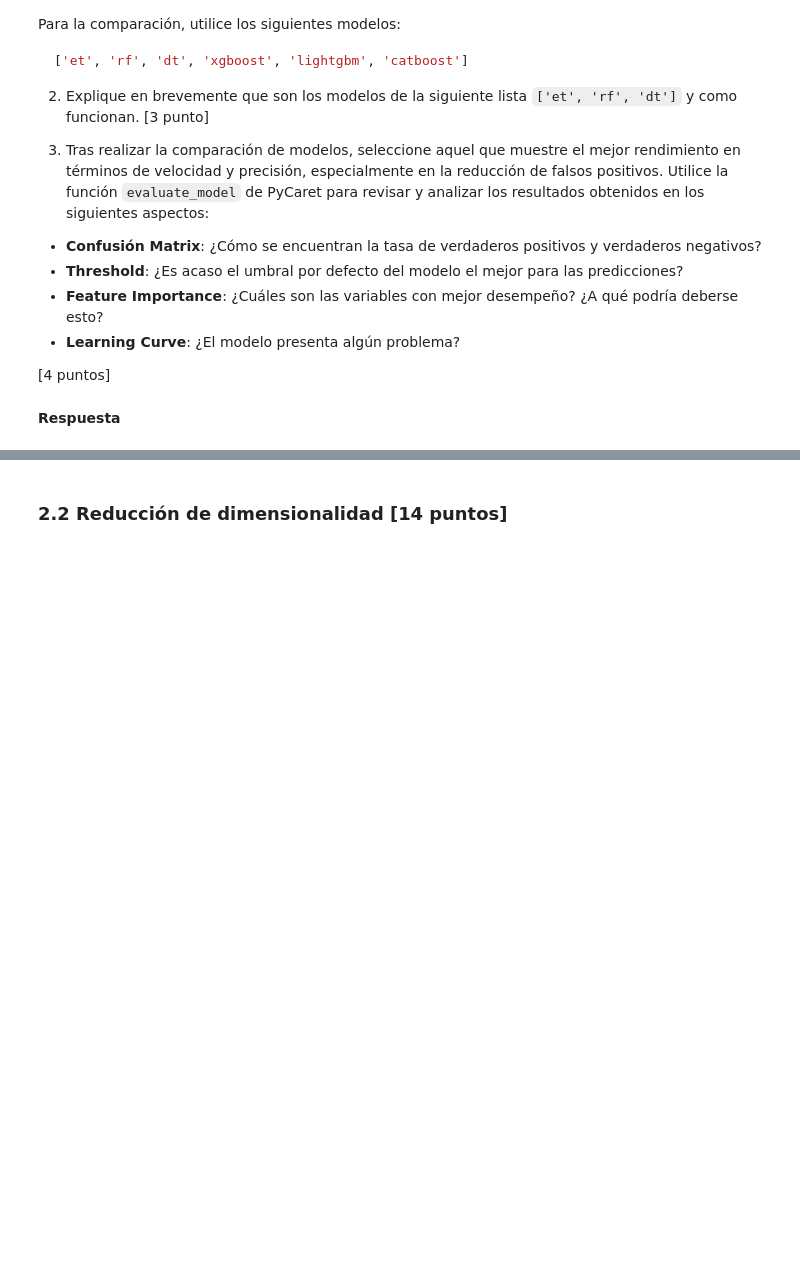
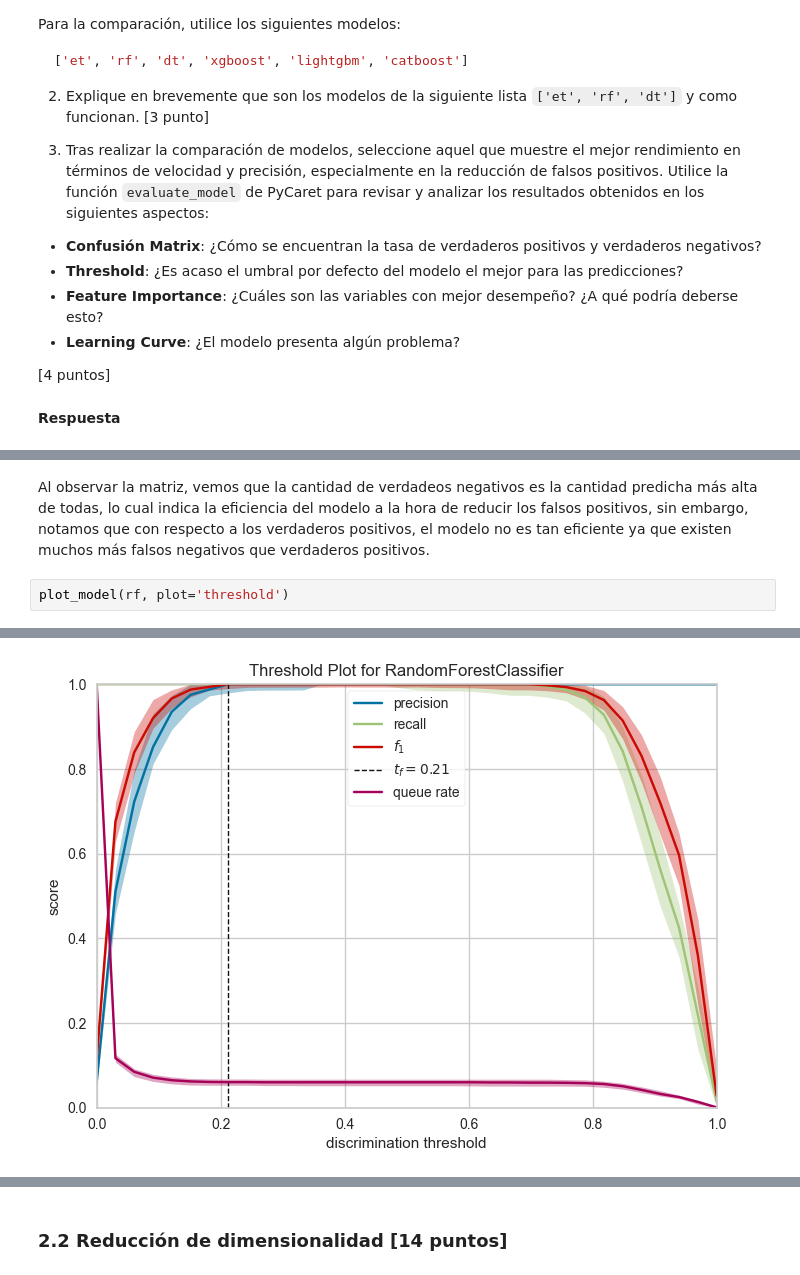
Before and after one commit to IsraPKMNPAP/Laboratorio-de-Herramientas, a Jupyter notebook: Laboratorios/Lab_7_enunciado.ipynb, the cells around one changed output, grey strips where cells are left out. Drawn from its saved outputs; the diff is of its cells as text; blank space fills up the shorter version.

```diff
--- a/Laboratorios/Lab_7_enunciado.ipynb
+++ b/Laboratorios/Lab_7_enunciado.ipynb
@@ -529,0 +591,5 @@ ModuleNotFoundError: No module named 'pycaret'
+# %% [markdown]
+Al observar la matriz, vemos que la cantidad de verdadeos negativos es la cantidad predicha más alta de todas, lo cual indica la eficiencia del modelo a la hora de reducir los falsos positivos, sin embargo, notamos que con respecto a los verdaderos positivos, el modelo no es tan eficiente ya que existen muchos más falsos negativos que verdaderos positivos.
+# %%
+plot_model(rf, plot='threshold')
+# %% [output]
@@ -529,0 +597 @@ ModuleNotFoundError: No module named 'pycaret'
+[figure, added]
```
Also changed, not shown: parts of 14 cells of this notebook, 1 other file.
